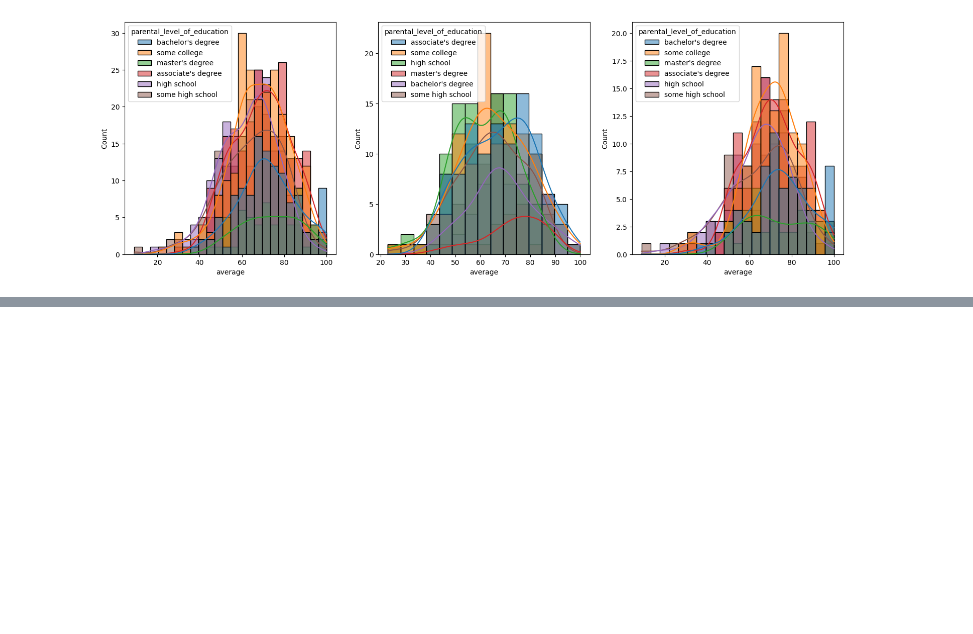
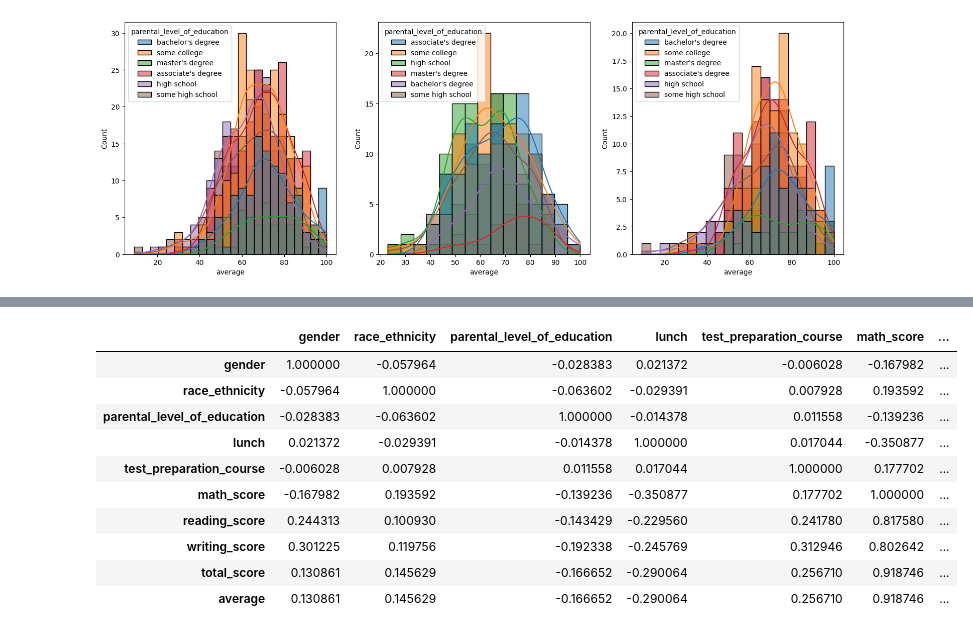
Before and after one commit to KushDev19/ML-Project, a Jupyter notebook: notebook/EDA student Performance.ipynb, the cells around one changed output, grey strips where cells are left out. Cells and saved outputs as stored; diff of their text form; code cells hidden in the pictures; blank space fills up the shorter version.

```diff
--- a/notebook/EDA student Performance.ipynb
+++ b/notebook/EDA student Performance.ipynb
@@ -234,0 +295,14 @@ plt.show()
+# %%
+df_encoded.corr()
+# %% [output]
+|  | gender | race_ethnicity | parental_level_of_education | lunch | test_preparation_course | math_score | ... |
+| gender | 1.000000 | -0.057964 | -0.028383 | 0.021372 | -0.006028 | -0.167982 | ... |
+| race_ethnicity | -0.057964 | 1.000000 | -0.063602 | -0.029391 | 0.007928 | 0.193592 | ... |
+| parental_level_of_education | -0.028383 | -0.063602 | 1.000000 | -0.014378 | 0.011558 | -0.139236 | ... |
+| lunch | 0.021372 | -0.029391 | -0.014378 | 1.000000 | 0.017044 | -0.350877 | ... |
+| test_preparation_course | -0.006028 | 0.007928 | 0.011558 | 0.017044 | 1.000000 | 0.177702 | ... |
+| math_score | -0.167982 | 0.193592 | -0.139236 | -0.350877 | 0.177702 | 1.000000 | ... |
+| reading_score | 0.244313 | 0.100930 | -0.143429 | -0.229560 | 0.241780 | 0.817580 | ... |
+| writing_score | 0.301225 | 0.119756 | -0.192338 | -0.245769 | 0.312946 | 0.802642 | ... |
+| total_score | 0.130861 | 0.145629 | -0.166652 | -0.290064 | 0.256710 | 0.918746 | ... |
+| average | 0.130861 | 0.145629 | -0.166652 | -0.290064 | 0.256710 | 0.918746 | ... |
```
Also changed, not shown: parts of 3 cells of this notebook.
